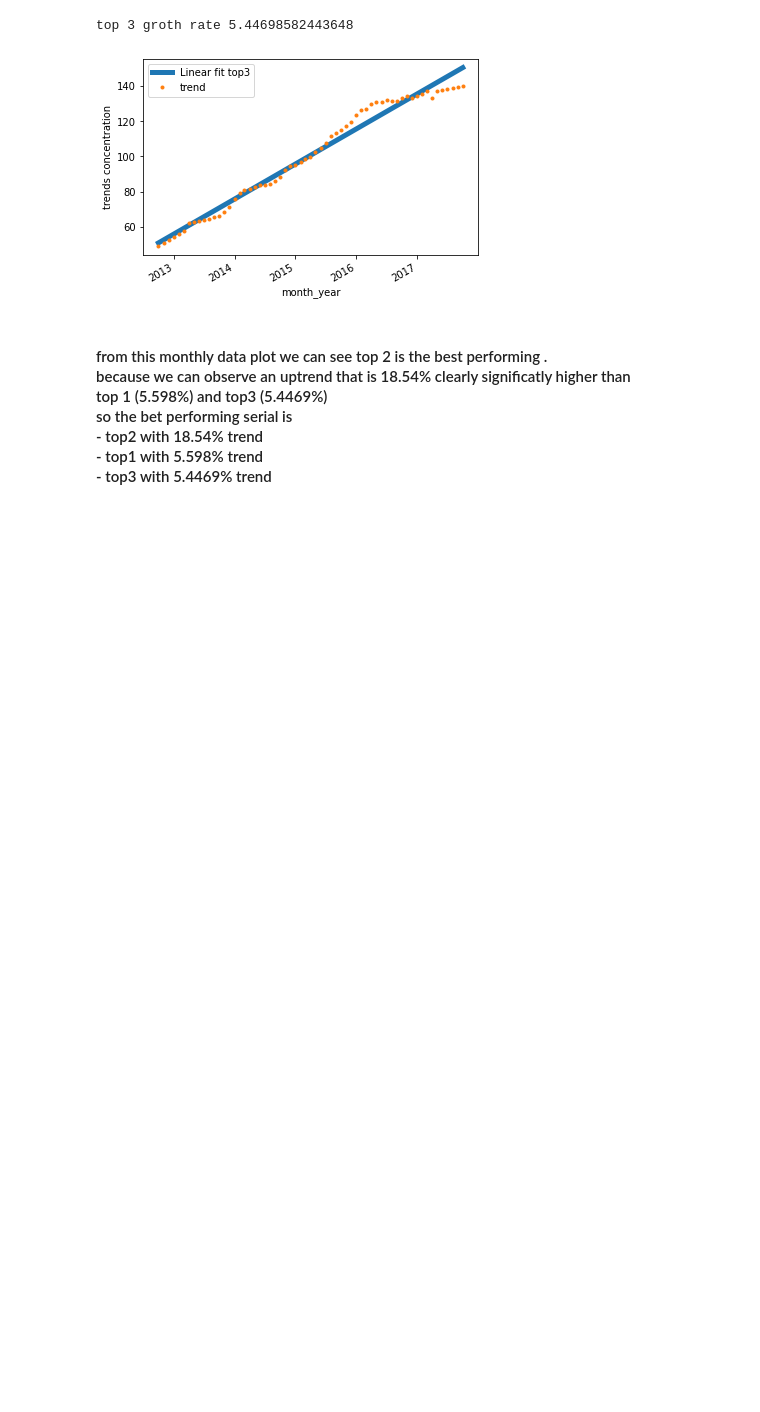
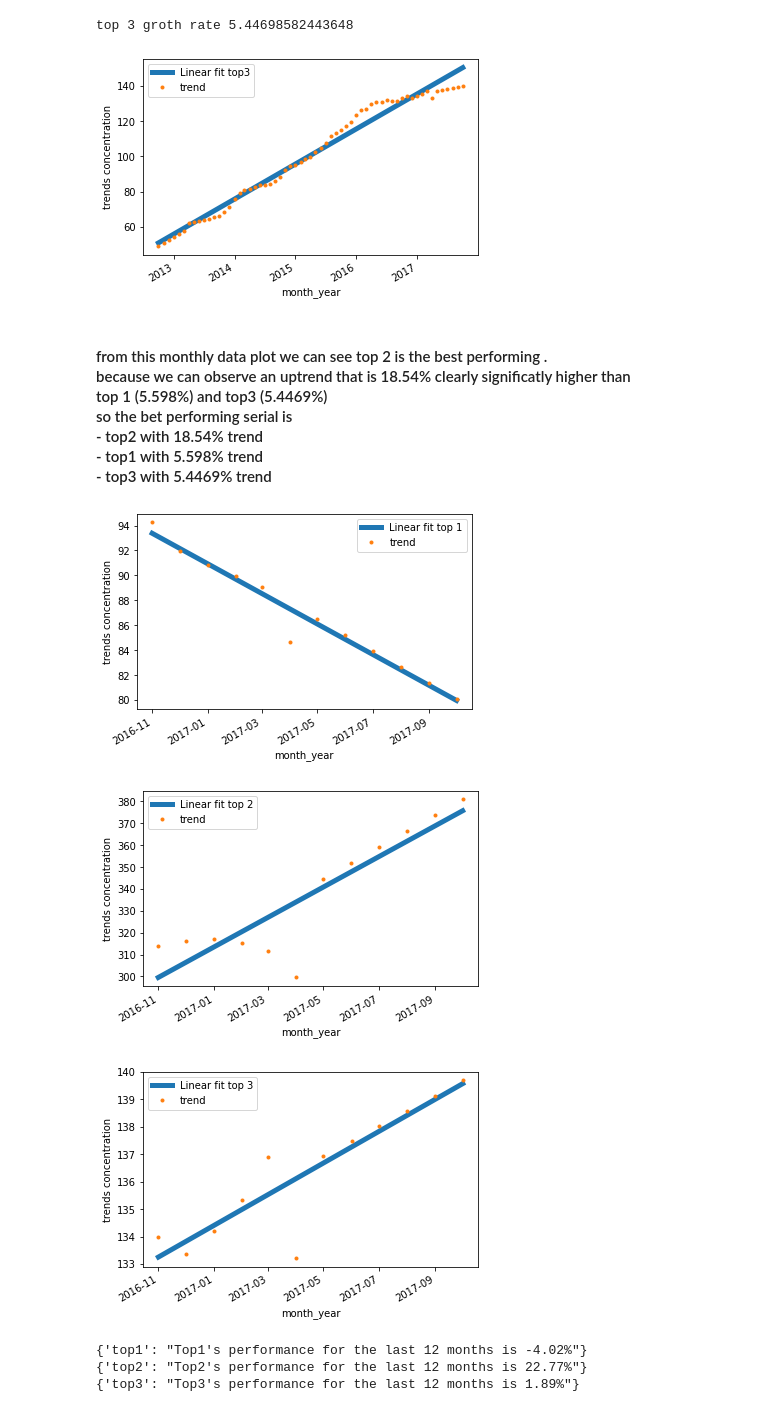
Before and after one commit to akib1162100/data_science_challenge, a Jupyter notebook: DS_challenge.ipynb, the cells around one changed output. Saved outputs shown, nothing was run; the diff lists cells and outputs as text; code cells hidden in the pictures; blank space fills up the shorter version.

```diff
--- a/DS_challenge.ipynb
+++ b/DS_challenge.ipynb
@@ -96,2 +139,22 @@ top 3 groth rate 5.44698582443648
+# %%
+si=ScoreInterpret(df_monthly_sales[['top 1']])
+si1= ScoreInterpret(df_monthly_sales[['top 2']])
+si2= ScoreInterpret(df_monthly_sales[['top 3']])
+# %%
+si.last_12m()
+si1.last_12m()
+si2.last_12m()
+# %% [output]
+[figure, added]
+[figure, added]
+[figure, added]
+# %%
+si.perf_12m()
+si1.perf_12m()
+si2.perf_12m()
+# %% [output]
+{'top1': "Top1's performance for the last 12 months is -4.02%"}
+{'top2': "Top2's performance for the last 12 months is 22.77%"}
+{'top3': "Top3's performance for the last 12 months is 1.89%"}
 # %%
 df_monthly_sales.head()
```
Also changed, not shown: parts of 25 cells of this notebook.
